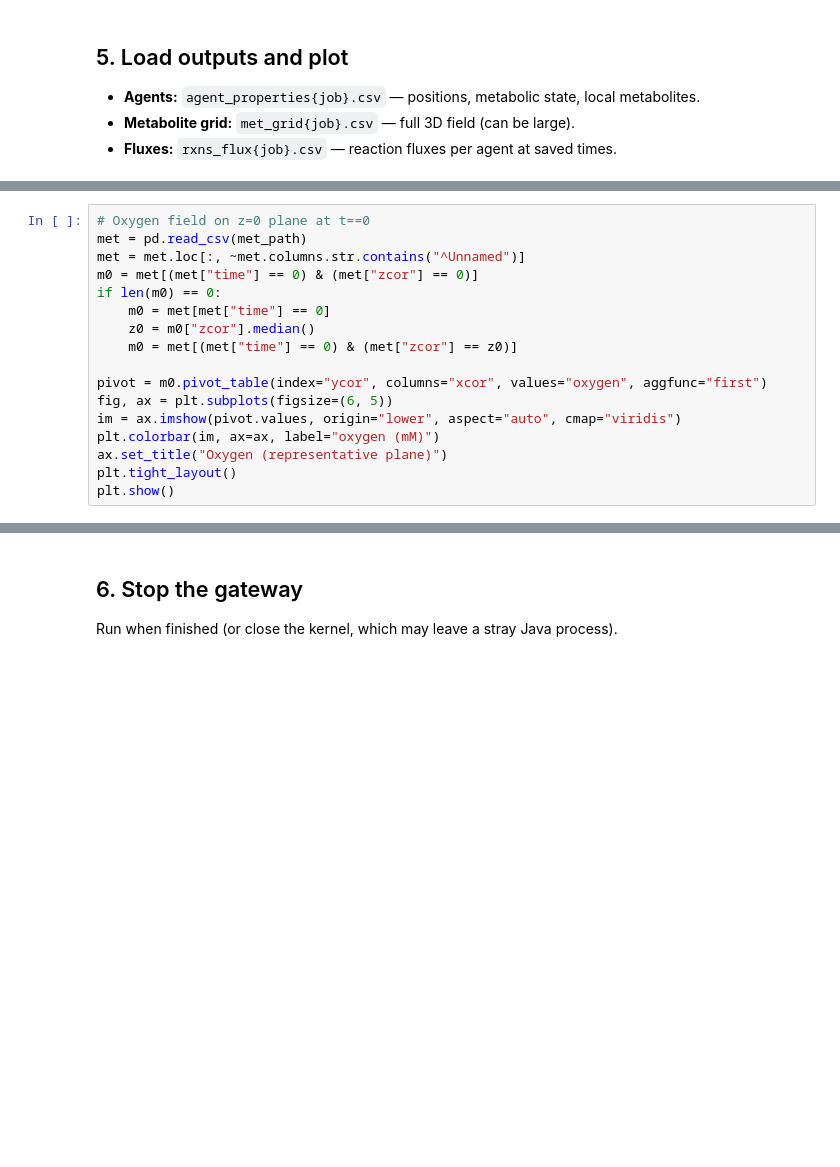
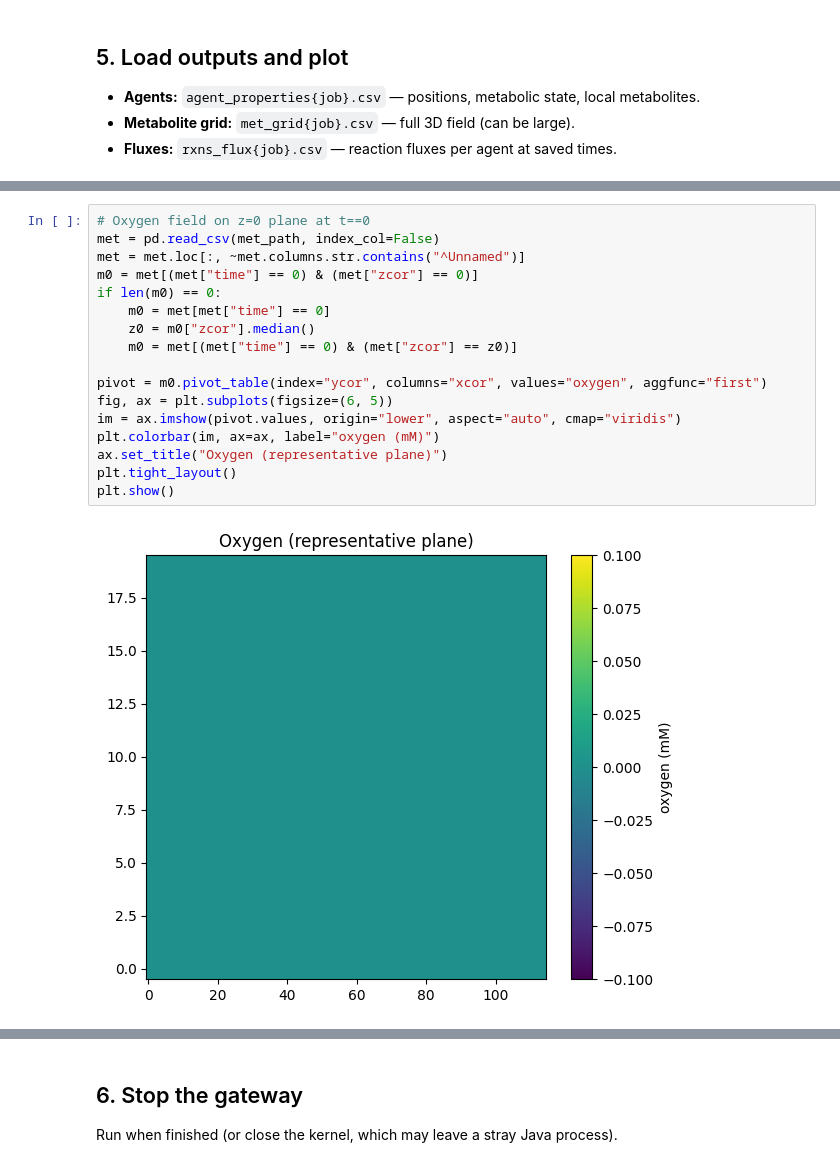
Before and after one commit to zrobers/mimics_proteomics, a Jupyter notebook: notebooks/MiMICS_PA_demo.ipynb, the cells around one changed output, grey strips where cells are left out. Saved outputs shown, nothing was run; the diff lists cells and outputs as text; blank space fills up the shorter version.

```diff
--- a/notebooks/MiMICS_PA_demo.ipynb
+++ b/notebooks/MiMICS_PA_demo.ipynb
@@ -207,18 +229,20 @@ plt.show()
 # %%
 # Oxygen field on z=0 plane at t==0
-met = pd.read_csv(met_path)
+met = pd.read_csv(met_path, index_col=False)
 met = met.loc[:, ~met.columns.str.contains("^Unnamed")]
 m0 = met[(met["time"] == 0) & (met["zcor"] == 0)]
 if len(m0) == 0:
     m0 = met[met["time"] == 0]
     z0 = m0["zcor"].median()
     m0 = met[(met["time"] == 0) & (met["zcor"] == z0)]
 
 pivot = m0.pivot_table(index="ycor", columns="xcor", values="oxygen", aggfunc="first")
 fig, ax = plt.subplots(figsize=(6, 5))
 im = ax.imshow(pivot.values, origin="lower", aspect="auto", cmap="viridis")
 plt.colorbar(im, ax=ax, label="oxygen (mM)")
 ax.set_title("Oxygen (representative plane)")
 plt.tight_layout()
 plt.show()
+# %% [output]
+[figure, added]
 # %%
```
Also changed, not shown: parts of 11 cells of this notebook, 49 other files.
